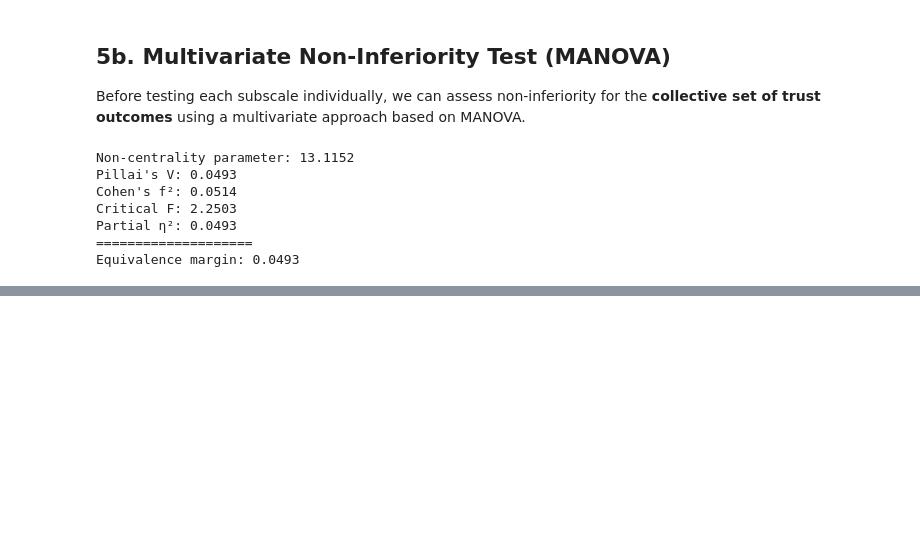
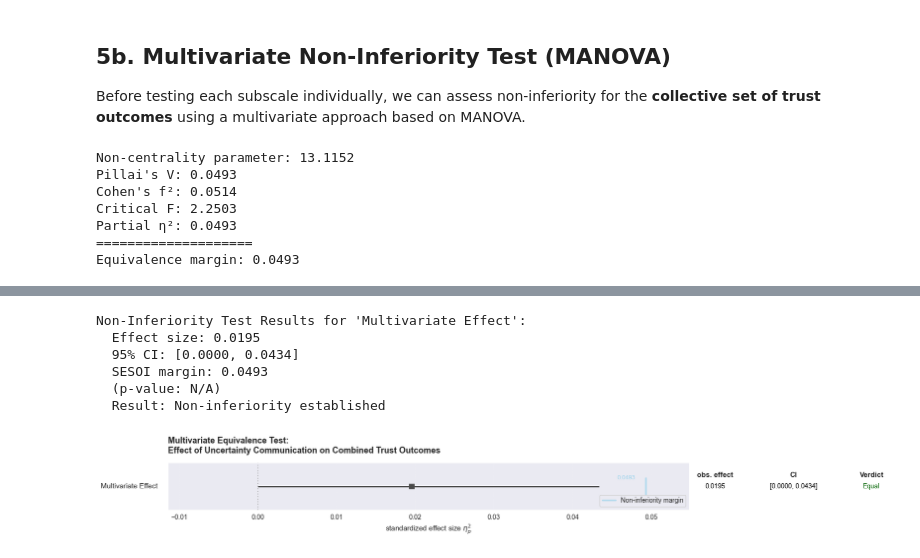
Before and after one commit to TimWiesner99/thesis-analysis, a Jupyter notebook: analysis/multivariate.ipynb, the cells around one changed output, grey strips where cells are left out. Saved outputs shown, nothing was run; the diff lists cells and outputs as text; code cells hidden in the pictures; blank space fills up the shorter version.

```diff
--- a/analysis/multivariate.ipynb
+++ b/analysis/multivariate.ipynb
@@ -613,0 +489,46 @@ with open(f'{output_path}multivariate_eq_test_res', 'w') as fp:
+# %%
+from scripts.viz_utils import plot_noninferiority_test
+
+# Compute confidence interval around observed F value
+F_obs = manova_results[manova_results['effect'] == 'group_effect']['F Value'].values[0]
+eta_sq_obs = manova_results[manova_results['effect'] == 'group_effect']['partial_eta_sq'].values[0]
+
+ci_results = eta_ci_manova(
+    F_obs=F_obs,
+    alpha=alpha,
+    n=N,
+    k=k,
+    p=p
+)
+
+# Use pre-computed CI bounds from the eta_squared-distribution (not assuming normality)
+fig, ax = plt.subplots(figsize=(5, 5))
+plot_noninferiority_test(
+    effect_size=eta_sq_obs,
+    sesoi=eq_margin,
+    ci_lower_bounds=ci_results['eta_sq_lower'],  # Pre-computed from F-distribution
+    ci_upper_bounds=ci_results['eta_sq_upper'],
+    alpha=alpha,
+    test_type='upper',
+    mode = 'equivalence',
+    variable_names=['multivariate'],
+    variable_labels={'multivariate': 'Multivariate Effect'},
+    title='Multivariate Equivalence Test:\nEffect of Uncertainty Communication on Combined Trust Outcomes',
+    xlabel='standardized effect size $\eta_{p}^{2}$',
+    estimate_name='obs. effect',
+    height_scale=0.3,
+    column_title_pos_shift=-0.2,
+    ax=ax
+)
+
+plt.tight_layout()
+plt.savefig(f'{plots_path}multivariate_equivalence_test.png', dpi=150, transparent=True)
+plt.show()
+# %% [output]
+Non-Inferiority Test Results for 'Multivariate Effect':
+  Effect size: 0.0195
+  95% CI: [0.0000, 0.0434]
+  SESOI margin: 0.0493
+  (p-value: N/A)
+  Result: Non-inferiority established
+[figure, added]
```
Also changed, not shown: parts of 5 cells of this notebook, 3 other files.
